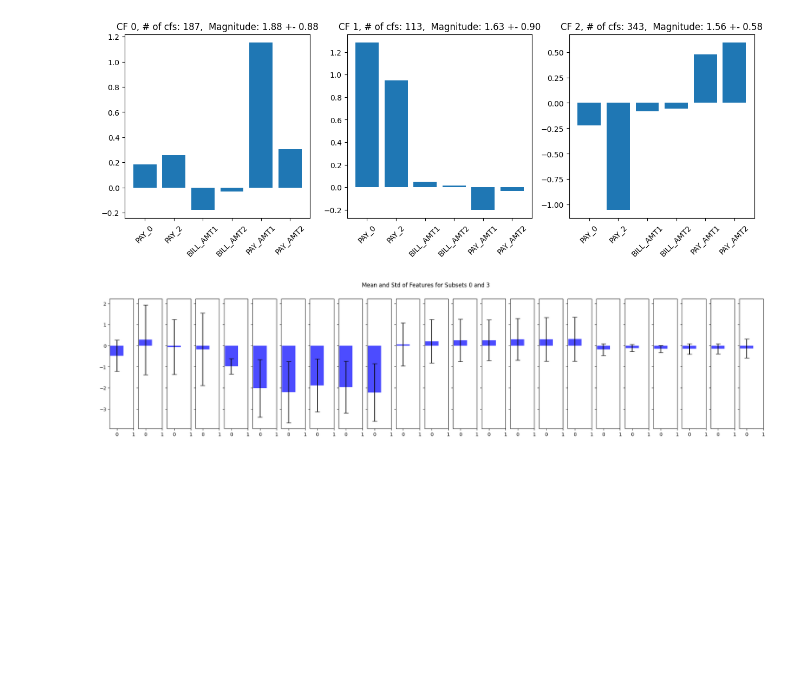
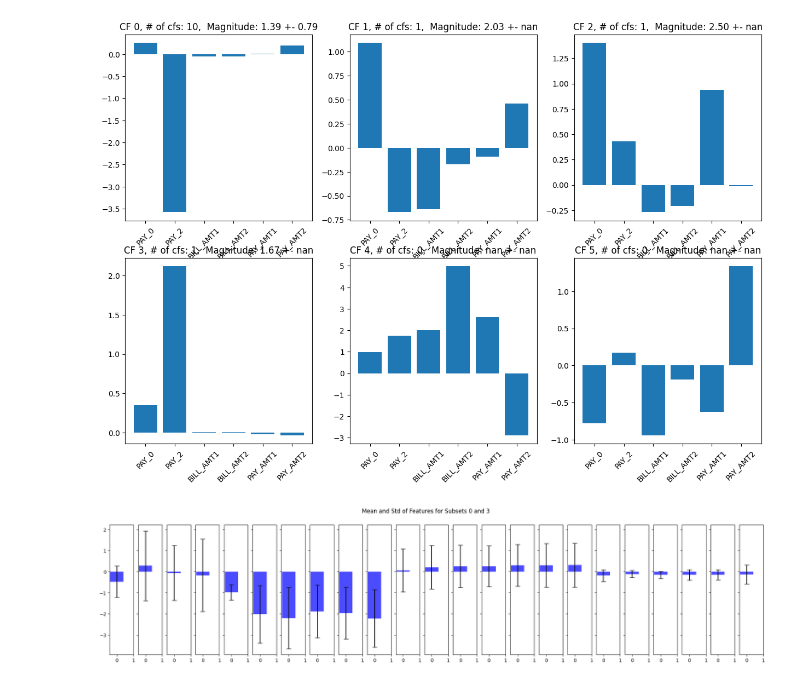
Before and after one commit to ofurman/counterfactuals, a Jupyter notebook: notebooks/regional_ppcef_credit_default.ipynb, the cells around one changed output. Cells and saved outputs as stored; diff of their text form; code cells hidden in the pictures; blank space fills up the shorter version.

```diff
--- a/notebooks/regional_ppcef_credit_default.ipynb
+++ b/notebooks/regional_ppcef_credit_default.ipynb
@@ -133,5 +92,5 @@ dataset.inverse_transform(dataset.X_train[:, 1:3], dataset.categorical_columns)
 # %%
 source_class = 0
 target_class = 1
-X_test_origin = dataset.X_test[dataset.y_test == source_class]
-y_test_origin = dataset.y_test[dataset.y_test == source_class]
+X_test_origin = dataset.X_test[np.argmax(dataset.y_test, axis=1) == source_class]
+y_test_origin = dataset.y_test[np.argmax(dataset.y_test, axis=1) == source_class]
@@ -138,22 +135,4 @@ y_test_origin = dataset.y_test[dataset.y_test == source_class]
 # %%
-dataset.not_actionable_features = [
-    i
-    for i in range(len(dataset.feature_columns))
-    if i not in dataset.actionable_features
-]
-cf_method = RPPCEF(
-    X=X_test_origin,
-    cf_method_type="GCE",
-    K=3,
-    gen_model=gen_model,
-    disc_model=disc_model,
-    disc_model_criterion=BinaryDiscLoss(),
-    # actionable_features=None,
-    # TODO: poprawa nazewnictwa
-    actionable_features=dataset.not_actionable_features,
-    neptune_run=None,
-)
-
 train_dataloader_for_log_prob = dataset.train_dataloader(batch_size=4096, shuffle=False)
 log_prob_threshold = torch.quantile(
     gen_model.predict_log_prob(train_dataloader_for_log_prob),
@@ -172,23 +151,15 @@ cf_dataloader = torch.utils.data.DataLoader(
 
 delta, Xs, ys_orig, ys_target = cf_method.explain_dataloader(
     dataloader=cf_dataloader,
+    target_class=target_class,
     epochs=20000,
-    lr=1e-3,
+    lr=1e-2,
     patience=1000,
     alpha_dist=1e-2,
     alpha_plaus=10**4,
     alpha_class=10**5,
     alpha_s=10**2,
-    alpha_k=10**2,
+    alpha_k=0,
     log_prob_threshold=log_prob_threshold,
+    decrease_loss_after_steps=3000,
 )
-
-M, S, D = delta.get_matrices()
-Xs_cfs = Xs + delta().detach().numpy()
-
-values, indexes = S.max(dim=1)
-
-total = len(values)
-i_correct = indexes[values == 1]
-print(f"Correct: {len(i_correct)}/{total}")
-print(len(set(i_correct.tolist())))
@@ -232,29 +233,30 @@ metrics.calc_all_metrics()
 # %%
 plt.figure(figsize=(15, 15))
 
 groups = S.argmax(dim=1)
 
-for i in range(D.shape[0]):
+# for i in range(D.shape[0]):
+for i in range(6):
     plt.subplot(3, 3, i + 1)
     plt.bar(
         range(len(dataset.actionable_features)),
         D[i, dataset.actionable_features].detach().numpy(),
     )
     mean_magn = M.squeeze()[groups == i].mean(axis=0)
     std_magn = M.squeeze()[groups == i].std(axis=0)
     n_vectors = (S.argmax(axis=1) == i).sum()
     feature_names = dataset.feature_columns
     # add feature names to plot
     plt.xticks(
         range(len(dataset.actionable_features)),
         [feature_names[i] for i in dataset.actionable_features],
         rotation=45,
     )
     plt.title(
         f"CF {i}, # of cfs: {n_vectors},  Magnitude: {mean_magn:.2f} +- {std_magn:.2f}"
     )
 # %% [output]
-[figure, old version]
+[figure, new version]
 # %%
 import matplotlib.pyplot as plt
 
```
Also changed, not shown: parts of 14 cells of this notebook, 13 other files.
